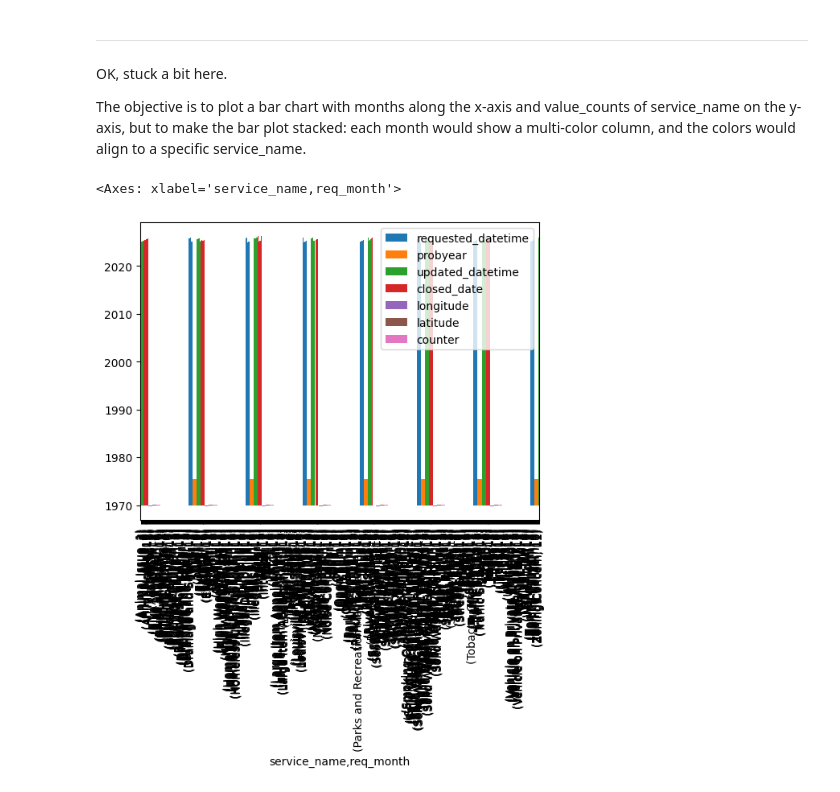
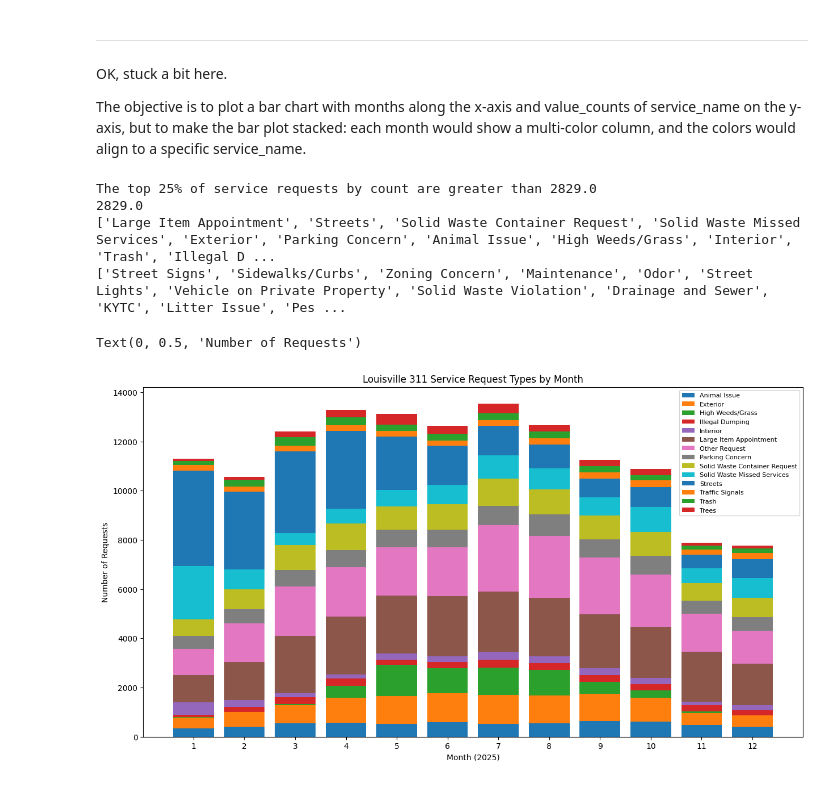
Before and after one commit to peachfiend-42/LouKY_311_Exploration, a Jupyter notebook: LouKY_311_Exploration/initial_views.ipynb, the cells around one changed output. Drawn from its saved outputs; the diff is of its cells as text; code cells hidden in the pictures.

Commit message:
success! stacked bar chart!

```diff
--- a/LouKY_311_Exploration/initial_views.ipynb
+++ b/LouKY_311_Exploration/initial_views.ipynb
@@ -651,15 +651,56 @@ Concern: This, like the ZIP code breakdown, still does not bring to mind any que
 OK, stuck a bit here.
 
 The objective is to plot a bar chart with months along the x-axis and value_counts of service_name on the y-axis, but to make the bar plot stacked: each month would show a multi-color column, and the colors would align to a specific service_name.
+# %%
+# lou311_sr['service_name'].value_counts()
+# not needed ... we already have this in sr_counts
+
+top25mark = sr_counts.quantile(0.75)
+print("The top 25% of service requests by count are greater than", top25mark)
+
+top_list = sr_counts.index[sr_counts > top25mark].tolist()
+bot_list = sr_counts.index[sr_counts < top25mark].tolist()
+# below is the heinous garbage we tried BEFORE coming around to .tolist() ... yeesh.
+
+# top_list = []
+# bot_list = []
+# for i in sr_counts:
+#     if sr_counts[i] > top25mark:
+#         top_list = top_list + sr_counts
+#     else:
+#         bot_list = bot_list + sr_counts
+# %% [output]
+The top 25% of service requests by count are greater than 2829.0
+2829.0
+['Large Item Appointment', 'Streets', 'Solid Waste Container Request', 'Solid Waste Missed Services', 'Exterior', 'Parking Concern', 'Animal Issue', 'High Weeds/Grass', 'Interior', 'Trash', 'Illegal D ...
+['Street Signs', 'Sidewalks/Curbs', 'Zoning Concern', 'Maintenance', 'Odor', 'Street Lights', 'Vehicle on Private Property', 'Solid Waste Violation', 'Drainage and Sewer', 'KYTC', 'Litter Issue', 'Pes ...
 # %%
 # add request month column from requested_datetime
 lou311_sr['req_month'] = lou311_sr['requested_datetime'].dt.month
-lou311_sr['counter'] = 1
 
-# chop_sm = lou311_sr.drop()
+# change bottom quartile service_name to "Other Request", but keep previous complete DataFrame
+lou311_trimSR = lou311_sr.replace(to_replace=bot_list, value='Other Request')
 
-grpd = lou311_sr.groupby(['service_name','req_month'])
-grpd.first().plot.bar()
+# # trying to create a new DataFrame with req_month as index, service_name as columns, and service_name.value_counts() as values / data
+# sr_byMonth = pd.DataFrame(axes=lou311_trimSR['req_month'].groupby(lou311_trimSR.req_month), columns=lou311_trimSR['service_name'], data=lou311_trimSR['service_name'].value_counts())
+
+good_group = lou311_trimSR.groupby('req_month')['service_name'].value_counts()
+
+# "unstack" that good_group series to get the DataFrame needed
+sr_byMonth = good_group.unstack()
+
+# loop the actual plotting to get the service request types (service_name) to accumulate (stack)
+sum_count=0
+fig = plt.figure(figsize=(15,8))
+for col in sr_byMonth.columns:
+    plt.bar(sr_byMonth.index, sr_byMonth[col], bottom=sum_count, label=col)
+    sum_count = sum_count+sr_byMonth[col]
+
+plt.xticks(sr_byMonth.index) # show all month labels
+plt.legend(fontsize=8, loc='upper right') # small font for legend, move to upper right section
+plt.title("Louisville 311 Service Request Types by Month")
+plt.xlabel('Month (2025)')
+plt.ylabel('Number of Requests')
 # %% [output]
-<Axes: xlabel='service_name,req_month'>
+Text(0, 0.5, 'Number of Requests')
-[figure, old version]
+[figure, new version]
```
Also changed, not shown: parts of 1 cell of this notebook.
